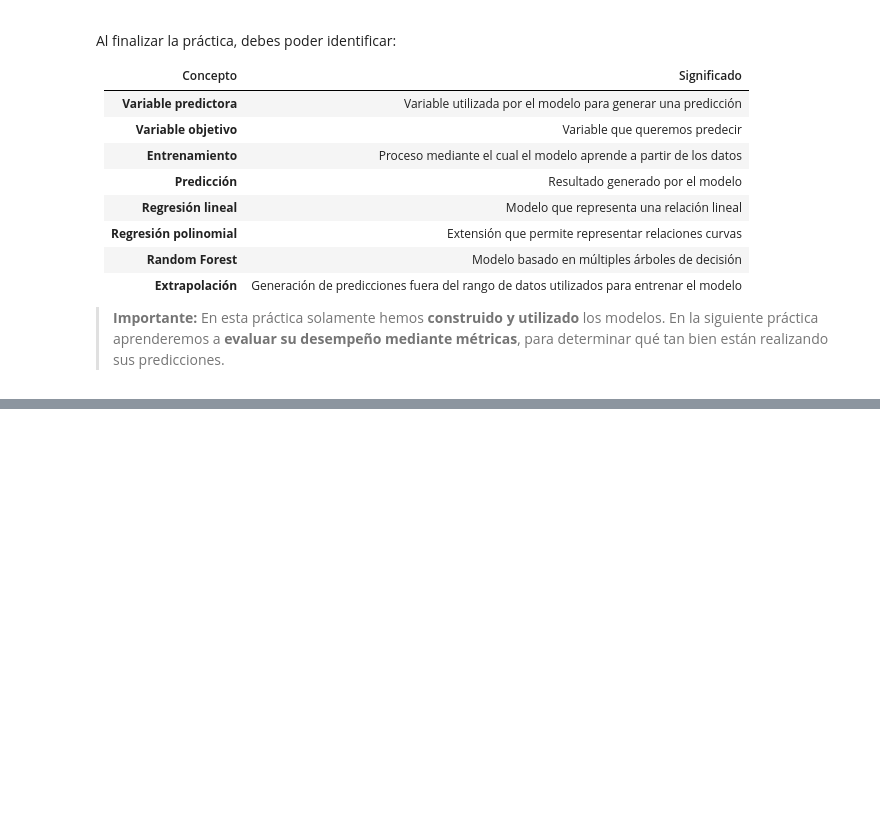
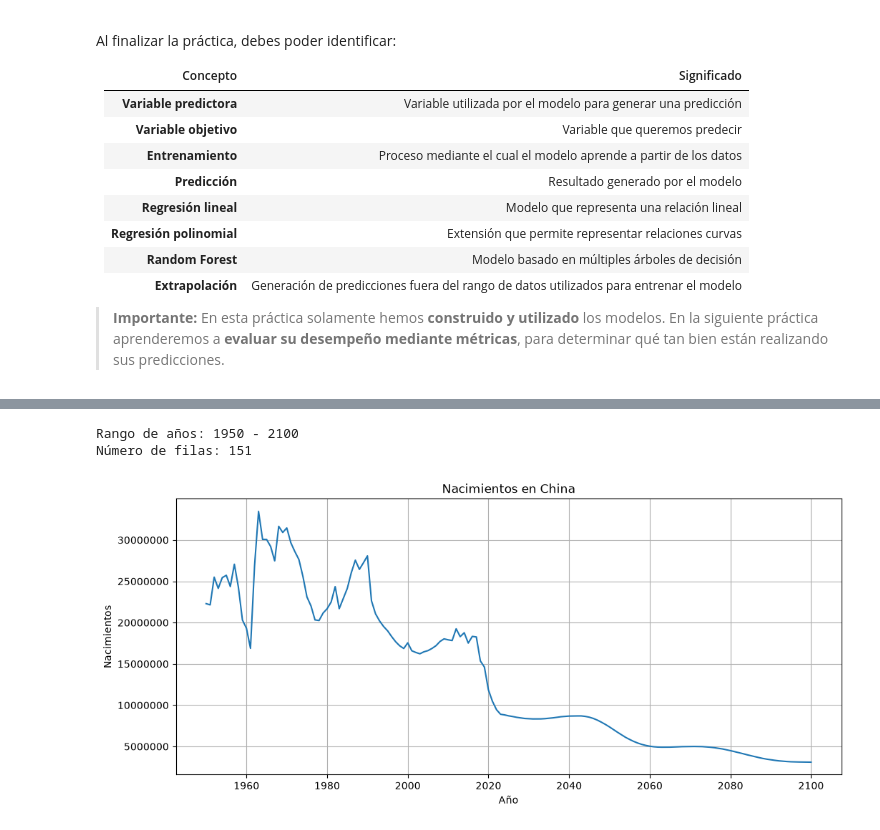
Before and after one commit to SaulFnck/BigData, a Jupyter notebook: U2_1_modelos/notebooks/U3_1_modelos_regresion_demografia.ipynb, the cells around one changed output, grey strips where cells are left out. Drawn from its saved outputs; the diff is of its cells as text; code cells hidden in the pictures; blank space fills up the shorter version.

```diff
--- a/U2_1_modelos/notebooks/U3_1_modelos_regresion_demografia.ipynb
+++ b/U2_1_modelos/notebooks/U3_1_modelos_regresion_demografia.ipynb
@@ -1097,0 +1100,4 @@ Al finalizar la práctica, debes poder identificar:
+# %%
+pais = "China"
+df_china = df[df["Entity"] == pais]
+df_china.head()
@@ -1097,0 +1111,24 @@ Al finalizar la práctica, debes poder identificar:
+# %%
+print("Rango de años:", df_china["Year"].min(), "-", df_china["Year"].max())
+print("Número de filas:", df_china.shape[0])
+# %% [output]
+Rango de años: 1950 - 2100
+Número de filas: 151
+# %%
+#Nacimientos a travez del tiempo
+plt.figure(figsize=(12, 5))
+
+plt.plot(
+    df_china["Year"],
+    df_china["births"]
+)
+
+plt.title("Nacimientos en China")
+plt.xlabel("Año")
+plt.ylabel("Nacimientos")
+
+plt.ticklabel_format(style="plain", axis="y", useOffset=False)
+plt.grid()
+plt.show()
+# %% [output]
+[figure, added]
```
Also changed, not shown: parts of 6 cells of this notebook, 3 other files.
